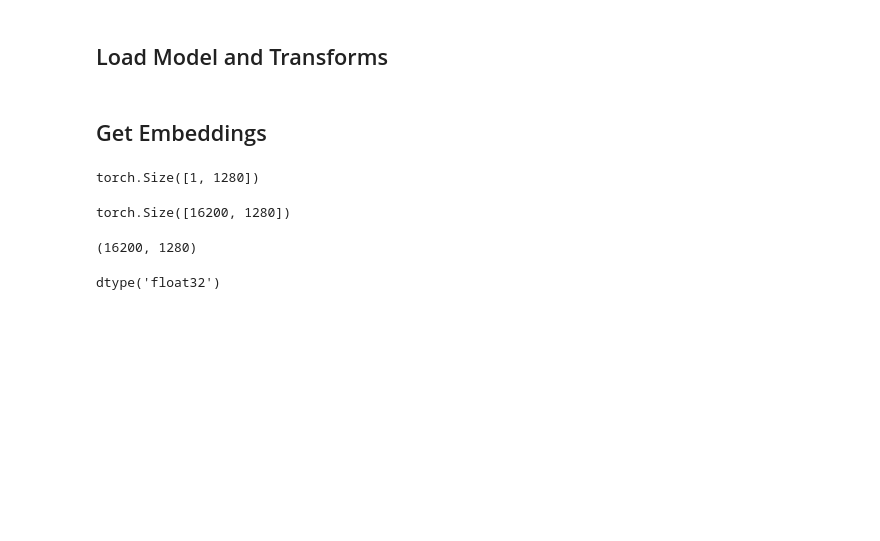
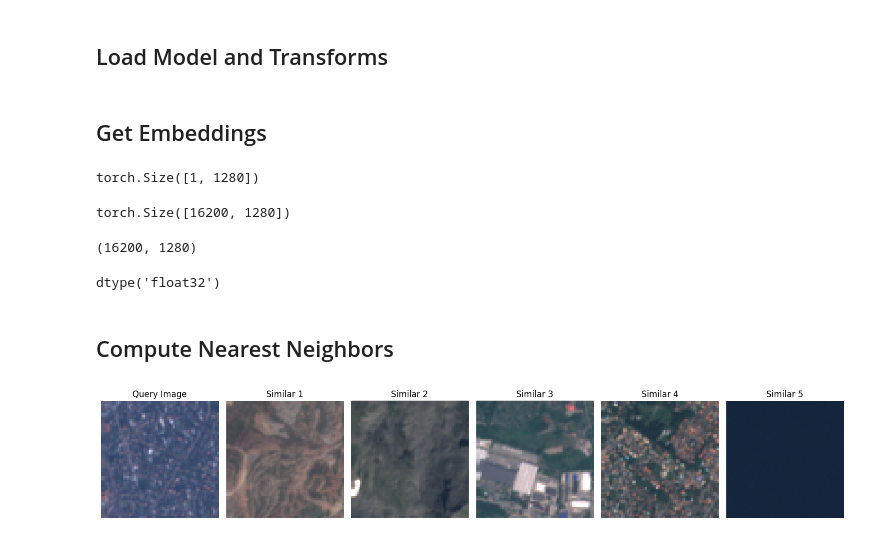
Before and after one commit to dnth/self-supervised-timm, a Jupyter notebook: notebooks/experiments/baseline.ipynb, the cells around one changed output. Saved outputs shown, nothing was run; the diff lists cells and outputs as text; code cells hidden in the pictures; blank space fills up the shorter version.

Commit message:
add baseline results

```diff
--- a/notebooks/experiments/baseline.ipynb
+++ b/notebooks/experiments/baseline.ipynb
@@ -100,3 +100,68 @@ embeddings.shape
 embeddings.dtype
 # %% [output]
 dtype('float32')
+# %% [markdown]
+## Compute Nearest Neighbors
+# %%
+import faiss
+from pathlib import Path
+import matplotlib.pyplot as plt
+
+def plot_similar_images(query_idx, similar_indices, image_dir, n_images=5):
+    """
+    Plot query image and its nearest neighbors
+
+    Args:
+        query_idx (int): Index of the query image
+        similar_indices (np.ndarray): Indices of similar images
+        image_dir (str): Directory containing the images
+        n_images (int): Number of similar images to display
+    """
+    # Get list of image files in the same order as embeddings
+    image_files = []
+    for ext in ['.jpg', '.jpeg', '.png', '.bmp']:
+        image_files.extend(sorted(Path(image_dir).glob(f'*{ext}')))
+
+    # Create a figure with n_images + 1 subplots (query + neighbors)
+    fig, axes = plt.subplots(1, n_images + 1, figsize=(15, 3))
+
+    # Plot query image
+    query_img = Image.open(image_files[query_idx])
+    axes[0].imshow(query_img)
+    axes[0].set_title('Query Image')
+    axes[0].axis('off')
+
+    # Plot similar images
+    for idx, ax in enumerate(axes[1:]):
+        similar_img = Image.open(image_files[similar_indices[idx]])
+        ax.imshow(similar_img)
+        ax.set_title(f'Similar {idx+1}')
+        ax.axis('off')
+
+    plt.tight_layout()
+    plt.show()
+
+# Normalize the embeddings
+embeddings_normalized = embeddings.astype('float32')
+faiss.normalize_L2(embeddings_normalized)  # in-place normalization
+
+# Create FAISS index using inner product (IP) distance
+dimension = embeddings.shape[1]
+index = faiss.IndexFlatIP(dimension)  # IP = Inner Product
+index.add(embeddings_normalized)
+
+# Example: Find similar images for a random query
+k = 6  # number of nearest neighbors to retrieve
+query_idx = np.random.randint(0, len(embeddings))
+
+# Normalize query vector
+query_vector = embeddings[query_idx:query_idx+1].astype('float32')
+faiss.normalize_L2(query_vector)
+
+# Search
+similarities, indices = index.search(query_vector, k)
+
+# Visualize results
+plot_similar_images(query_idx, indices[0][1:], "../../data/")
+# %% [output]
+[figure, added]
```
Also changed, not shown: parts of 1 cell of this notebook, 2 other files.
